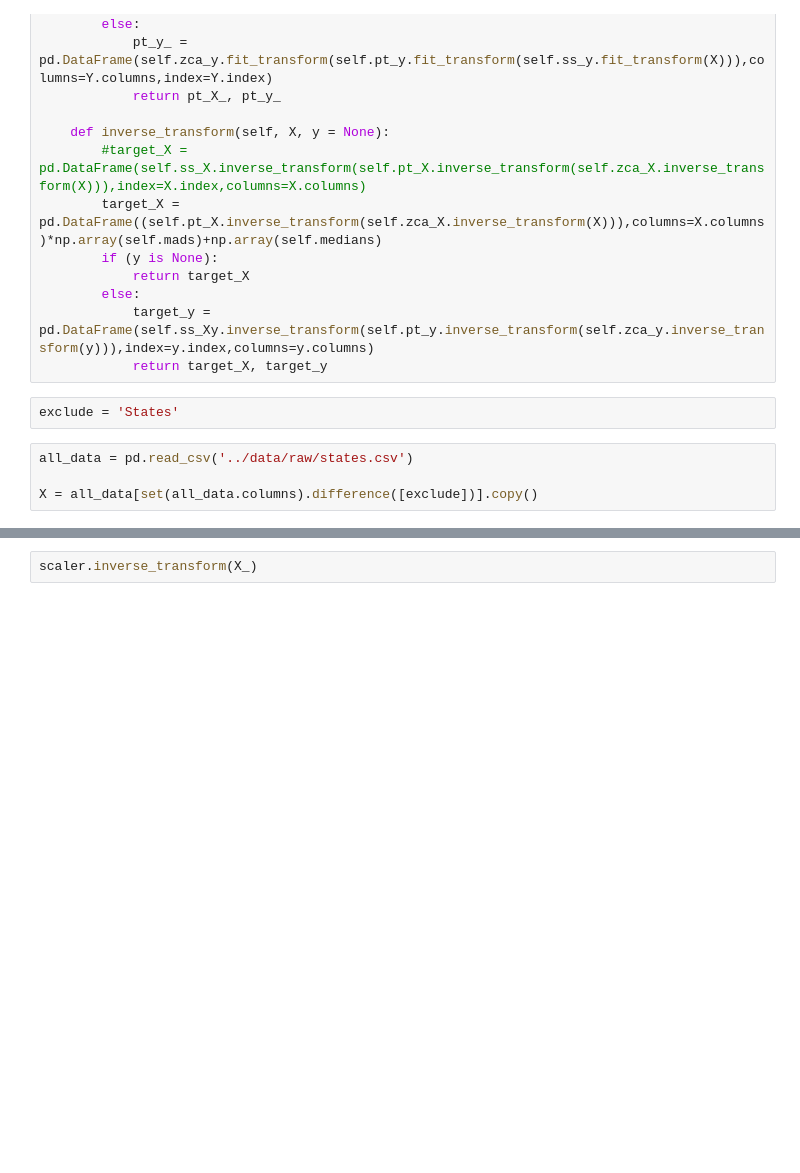
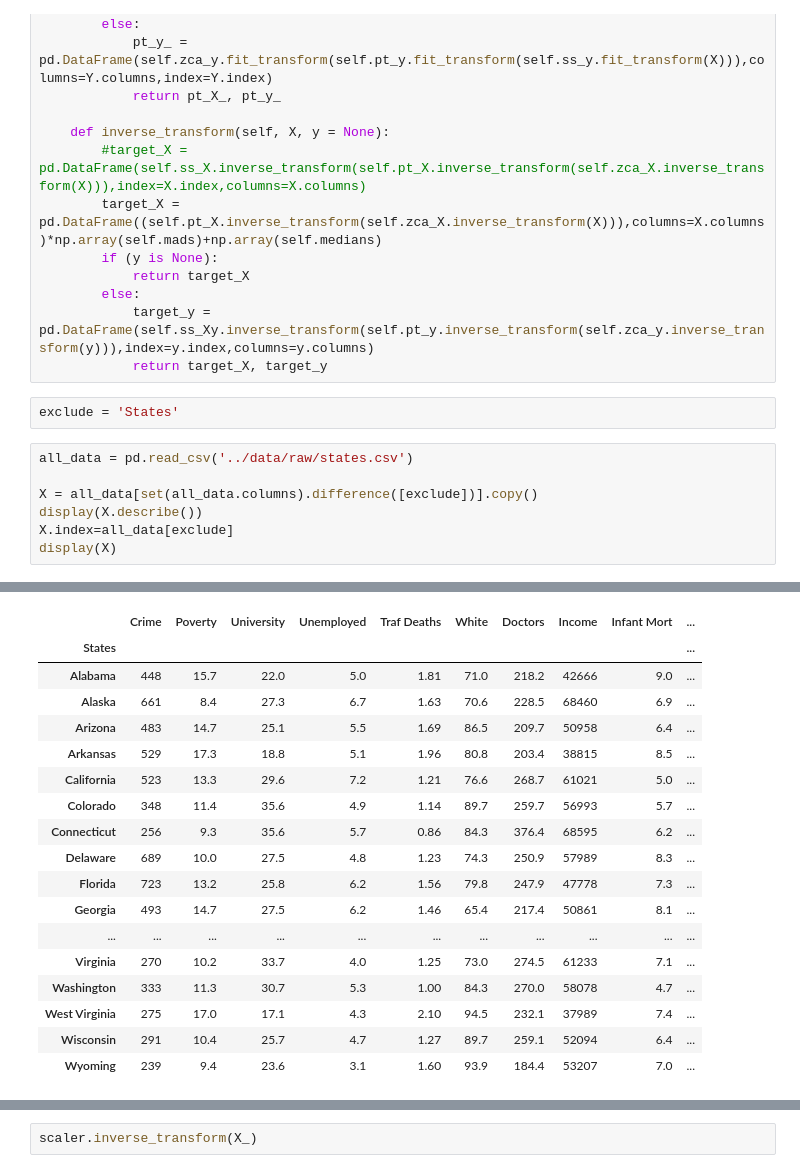
Before and after one commit to thistleknot/python-ml, a Jupyter notebook: code/Distribution Monte Carlo.ipynb, the cells around one changed output, grey strips where cells are left out. Saved outputs shown, nothing was run; the diff lists cells and outputs as text; blank space fills up the shorter version.

```diff
--- a/code/Distribution Monte Carlo.ipynb
+++ b/code/Distribution Monte Carlo.ipynb
@@ -63,3 +63,7 @@ exclude = 'States'
 all_data = pd.read_csv('../data/raw/states.csv')
 
 X = all_data[set(all_data.columns).difference([exclude])].copy()
+display(X.describe())
+X.index=all_data[exclude]
+display(X)
+# %% [output]
@@ -66,3 +79,21 @@ X = all_data[set(all_data.columns).difference([exclude])].copy()
+|  | Crime | Poverty | University | Unemployed | Traf Deaths | White | Doctors | Income | Infant Mort | ... |
+| States |  |  |  |  |  |  |  |  |  | ... |
+| Alabama | 448 | 15.7 | 22.0 | 5.0 | 1.81 | 71.0 | 218.2 | 42666 | 9.0 | ... |
+| Alaska | 661 | 8.4 | 27.3 | 6.7 | 1.63 | 70.6 | 228.5 | 68460 | 6.9 | ... |
+| Arizona | 483 | 14.7 | 25.1 | 5.5 | 1.69 | 86.5 | 209.7 | 50958 | 6.4 | ... |
+| Arkansas | 529 | 17.3 | 18.8 | 5.1 | 1.96 | 80.8 | 203.4 | 38815 | 8.5 | ... |
+| California | 523 | 13.3 | 29.6 | 7.2 | 1.21 | 76.6 | 268.7 | 61021 | 5.0 | ... |
+| Colorado | 348 | 11.4 | 35.6 | 4.9 | 1.14 | 89.7 | 259.7 | 56993 | 5.7 | ... |
+| Connecticut | 256 | 9.3 | 35.6 | 5.7 | 0.86 | 84.3 | 376.4 | 68595 | 6.2 | ... |
+| Delaware | 689 | 10.0 | 27.5 | 4.8 | 1.23 | 74.3 | 250.9 | 57989 | 8.3 | ... |
+| Florida | 723 | 13.2 | 25.8 | 6.2 | 1.56 | 79.8 | 247.9 | 47778 | 7.3 | ... |
+| Georgia | 493 | 14.7 | 27.5 | 6.2 | 1.46 | 65.4 | 217.4 | 50861 | 8.1 | ... |
+| ... | ... | ... | ... | ... | ... | ... | ... | ... | ... | ... |
+| Virginia | 270 | 10.2 | 33.7 | 4.0 | 1.25 | 73.0 | 274.5 | 61233 | 7.1 | ... |
+| Washington | 333 | 11.3 | 30.7 | 5.3 | 1.00 | 84.3 | 270.0 | 58078 | 4.7 | ... |
+| West Virginia | 275 | 17.0 | 17.1 | 4.3 | 2.10 | 94.5 | 232.1 | 37989 | 7.4 | ... |
+| Wisconsin | 291 | 10.4 | 25.7 | 4.7 | 1.27 | 89.7 | 259.1 | 52094 | 6.4 | ... |
+| Wyoming | 239 | 9.4 | 23.6 | 3.1 | 1.60 | 93.9 | 184.4 | 53207 | 7.0 | ... |
 # %%
 scaler = ss_yj_Transformer()
 scaler.fit(X)
```
Also changed, not shown: parts of 16 cells of this notebook.
